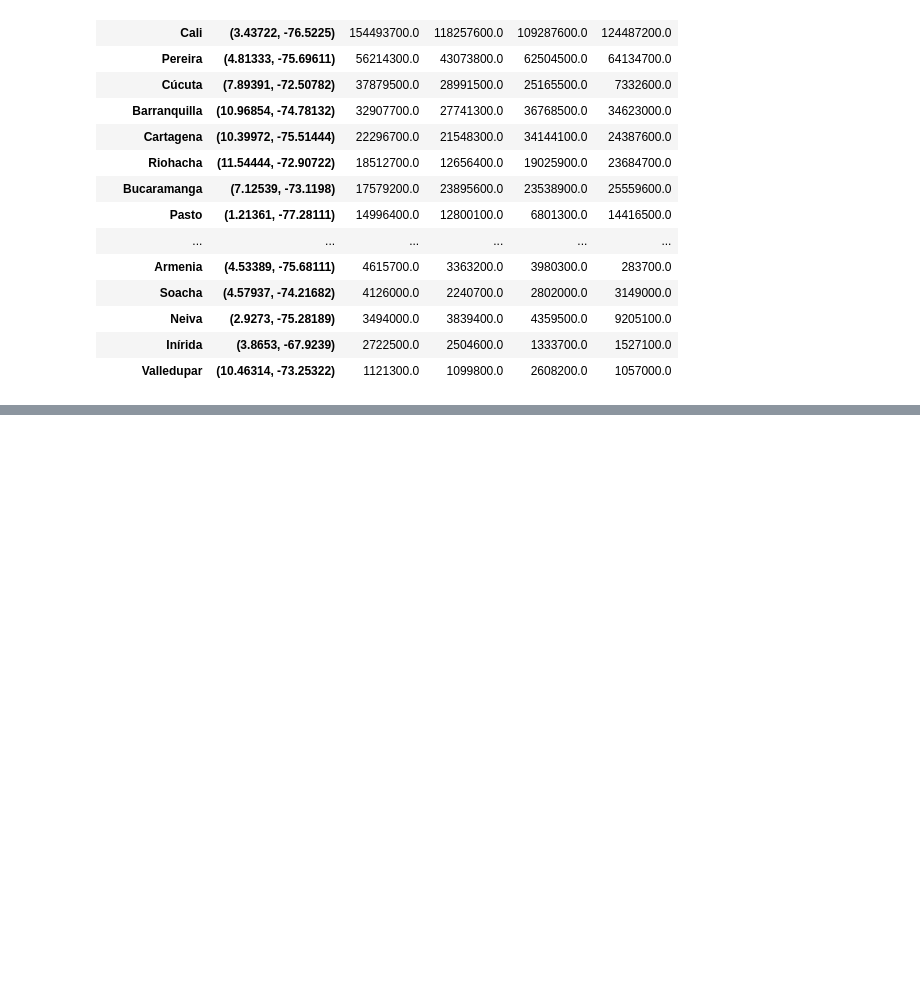
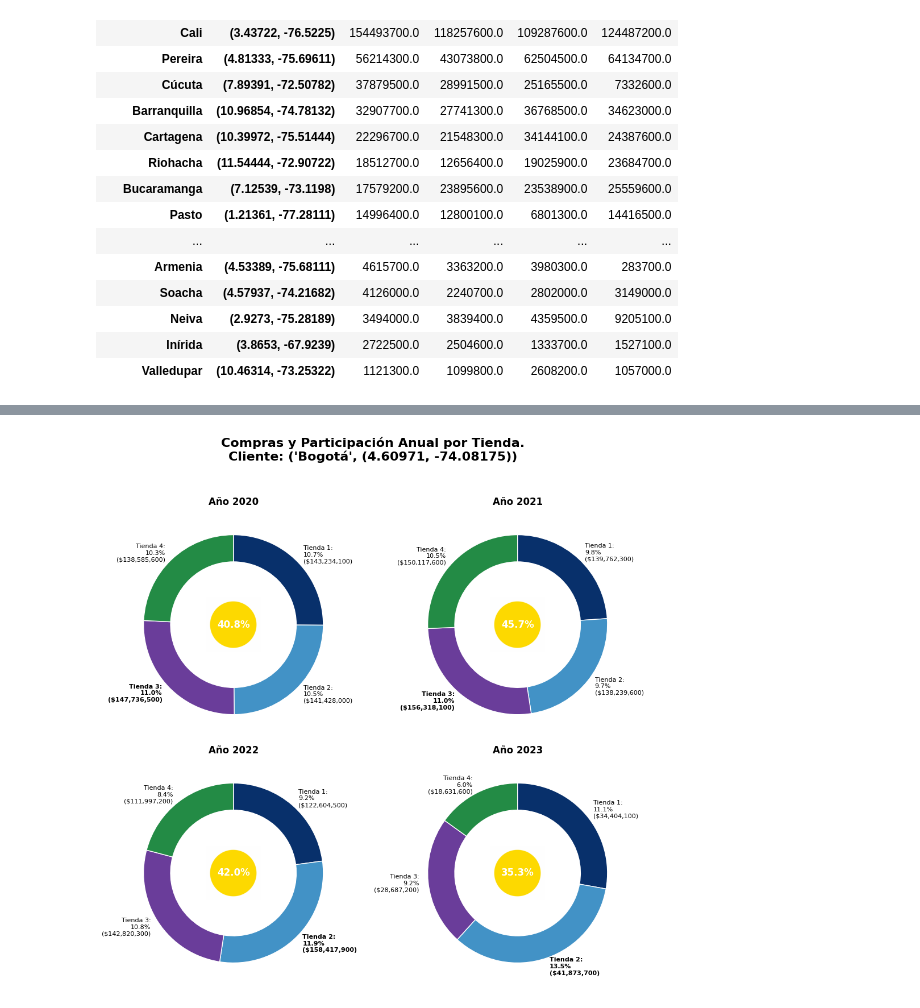
Before and after one commit to EuniceGarcia503/Challenge1_AluraStore, a Jupyter notebook: AluraStoreLatam.ipynb, the cells around one changed output, grey strips where cells are left out. Cells and saved outputs as stored; diff of their text form; code cells hidden in the pictures; blank space fills up the shorter version.

Commit message:
Agrego: código p/graficar las compras y participación anual por tienda y cliente ('Bogotá', (4.60971, -74.08175)).

```diff
--- a/AluraStoreLatam.ipynb
+++ b/AluraStoreLatam.ipynb
@@ -1607,6 +1611,90 @@ df_resumen[df_resumen['cliente'] == ('Bogotá', (4.60971, -74.08175))]
 | 9 | (Bogotá, (4.60971, -74.08175)) | Tienda 2 | 141428000.0 | 138239600.0 | 158417900.0 | 41873700.0 | 479959200.0 | 10.54 | 9.71 | ... |
 | 10 | (Bogotá, (4.60971, -74.08175)) | Tienda 3 | 147736500.0 | 156318100.0 | 142820300.0 | 28687200.0 | 475562100.0 | 11.01 | 10.98 | ... |
 | 11 | (Bogotá, (4.60971, -74.08175)) | Tienda 4 | 138585600.0 | 150117600.0 | 111997200.0 | 18631600.0 | 419332000.0 | 10.33 | 10.54 | ... |
+# %%
+#Código para graficar las Compras y Participación Anual por Tienda y Cliente ('Bogotá', (4.60971, -74.08175)) .
+img_colorAmarillo = mpimg.imread('circuloAmarillo.jpg')
+
+# Filtrar cliente Bogotá
+cliente_target = ('Bogotá', (4.60971, -74.08175))
+datos_bogota = df_resumen[df_resumen['cliente'] == cliente_target].copy()
+
+# Tiendas y colores
+tiendas = datos_bogota['tienda'].values.tolist()
+colores_tiendas = {
+    'Tienda 1': '#08306b',
+    'Tienda 2': '#4292c6',
+    'Tienda 3': '#6a3d9a',
+    'Tienda 4': '#238b45'
+}
+colores = [colores_tiendas[t] for t in tiendas]
+
+# Imagen central
+img_centro = img_colorAmarillo
+
+# Crear gráfico
+fig, axes = plt.subplots(2, 2, figsize=(10, 10))
+axes = axes.flatten()
+fig.suptitle(
+    f"Compras y Participación Anual por Tienda.\nCliente: {cliente_target}",
+    fontsize=16,
+    fontweight='bold'
+)
+
+# Lista de años
+años = [2020, 2021, 2022, 2023]
+
+for i, año in enumerate(años):
+    valores_monetarios = datos_bogota[str(año)].values
+    porcentajes = datos_bogota[f'%_vtas_{año}'].values
+    acumulados = datos_bogota['participacion_acumulado'].values
+
+    etiquetas = [
+        f"{t}:\n{p:.1f}%\n(${v:,.0f})"
+        for t, p, v in zip(tiendas, porcentajes, valores_monetarios)
+    ]
+
+    idx_max = list(porcentajes).index(max(porcentajes))
+    ax = axes[i]
+
+    wedges, texts = ax.pie(
+        valores_monetarios,
+        labels=etiquetas,
+        startangle=90,
+        counterclock=False,
+        colors=colores,
+        wedgeprops=dict(width=0.3, edgecolor='w')
+    )
+
+    ax.set_title(
+        f"Año {año}",
+        fontsize=12,
+        fontweight='bold',
+        pad=9
+    )
+
+    for j, text in enumerate(texts):
+        text.set_fontsize(8)
+        text.set_fontweight('bold' if j == idx_max else 'normal')
+
+    # Imagen en el centro del anillo
+    ax.imshow(img_centro, extent=[-0.3, 0.3, -0.3, 0.3], zorder=2)
+
+    # Mostrar la participación acumulada correspondiente a esa tienda
+    ax.text(
+        0, 0,
+        f"{acumulados[i]:.1f}%",
+        ha='center', va='center',
+        fontsize=12,
+        fontweight='bold',
+        color='white',
+        zorder=3
+    )
+
+plt.tight_layout(rect=[0, 0, 1, 0.95])
+plt.show()
+# %% [output]
+[figure, added]
 # %%
 """
 Tomamos como muestra la visualización del cliente con mayor compras entre tiendas. Y observamos que existen registros en las 4 tiendas, apreciamos que solo sus compras representan en promedio
```
Also changed, not shown: parts of 4 cells of this notebook.
